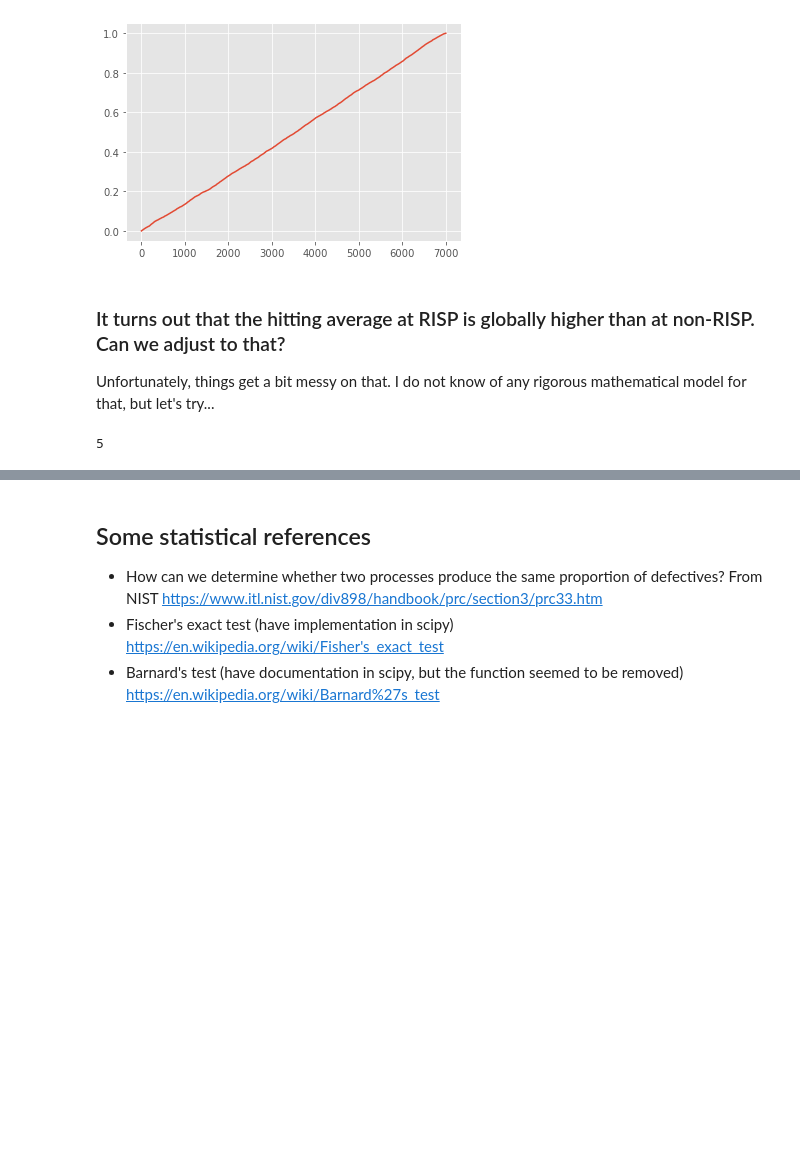
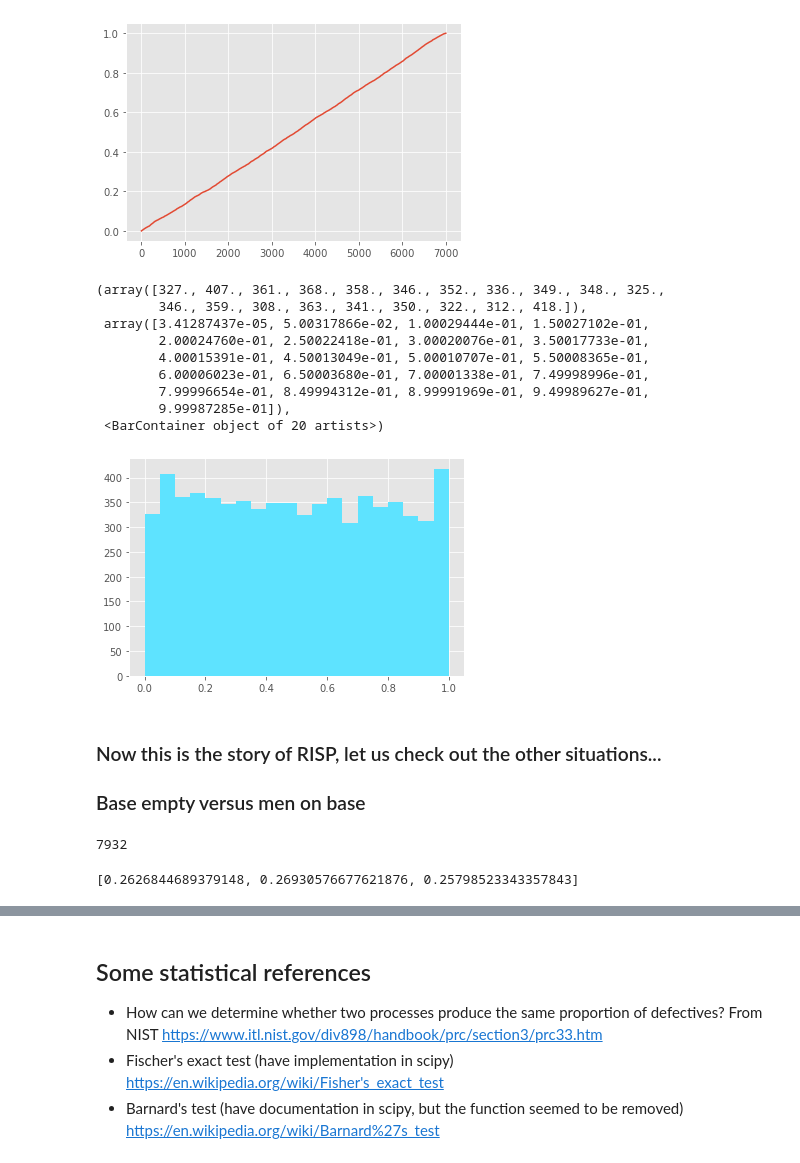
Before and after one commit to kiwymic/MLB-data-analysis, a Jupyter notebook: MLB career analysis.ipynb, the cells around one changed output, grey strips where cells are left out. Saved outputs shown, nothing was run; the diff lists cells and outputs as text; code cells hidden in the pictures; blank space fills up the shorter version.

```diff
--- a/MLB career analysis.ipynb
+++ b/MLB career analysis.ipynb
@@ -125,19 +163,43 @@ stats.kstest(test, stats.uniform(loc=0.0).cdf) #
 # %% [output]
 KstestResult(statistic=0.013475397125518318, pvalue=0.1561262243686563)
 [figure]
-# %% [markdown]
-### It turns out that the hitting average at RISP is globally higher than at non-RISP. Can we adjust to that?
-
-Unfortunately, things get a bit messy on that. I do not know of any rigorous mathematical model for that, but let's try...
+# %%
+plt.hist(test, bins = 20, color = "#5ee3ff")
+# %% [output]
+(array([327., 407., 361., 368., 358., 346., 352., 336., 349., 348., 325.,
+        346., 359., 308., 363., 341., 350., 322., 312., 418.]),
+ array([3.41287437e-05, 5.00317866e-02, 1.00029444e-01, 1.50027102e-01,
+        2.00024760e-01, 2.50022418e-01, 3.00020076e-01, 3.50017733e-01,
+        4.00015391e-01, 4.50013049e-01, 5.00010707e-01, 5.50008365e-01,
+        6.00006023e-01, 6.50003680e-01, 7.00001338e-01, 7.49998996e-01,
+        7.99996654e-01, 8.49994312e-01, 8.99991969e-01, 9.49989627e-01,
+        9.99987285e-01]),
+ <BarContainer object of 20 artists>)
+[figure, added]
+# %% [markdown]
+### Now this is the story of RISP, let us check out the other situations...
+
+### Base empty versus men on base
+# %%
+AB_threshold = 30;
+
+temp = df_player_career_split[df_player_career_split["Situation"] == "Men On"];
+temp = temp[temp["AB"] >= AB_threshold];
+
+MenOn_comp = pd.merge(df_player_career_split[df_player_career_split["Situation"] == "Total"], temp, on = "ID");
+# RISP_comp.loc[0] # Total: 3771, 12364, 964, 2956
+#.merge(df_player_career_split[df_player_career_split["Situation"] == "RISP"], on = "ID")
+
+
+print(MenOn_comp.shape[0]-1)
+# %% [output]
+7932
 # %%
-# First idea: Try to multiply the AVG by a constant factor to balance the average in non-RISP and RISP.
-# Equivalently, p_RISP = theta * p_nonRISP
-test1 = [sum(RISP_comp[item]) for item in ["AB_x", "H_x", "AB_y", "H_y"]]; #12715568, 3348091, 3022597, 802629
-
-test1 = [test1[1]/test1[0], test1[3]/test1[2], (test1[1]-test1[3])/(test1[0]-test1[2])]; #.2633, .2655, .2626
-#theta = test1[1]/test1[2]; # 1.0111716751056685
-theta_RISP = 1.0111716751056685;
+# Finding the regression factor
+test1 = [sum(MenOn_comp[item]) for item in ["AB_x", "H_x", "AB_y", "H_y"]]; #12832445, 3370884, 5326841, 1434549
+test1 = [test1[1]/test1[0], test1[3]/test1[2], (test1[1]-test1[3])/(test1[0]-test1[2])]; #.2627, .2693, .2579
+print(test1)
+# theta = test1[1]/test1[2]; # 1.0111716751056685
+theta = 1.0438805477041186
+# %% [output]
+[0.2626844689379148, 0.26930576677621876, 0.25798523343357843]
-# %%
-2+3
-# %% [output]
-5
```
Also changed, not shown: parts of 11 cells of this notebook, 2 other files.
